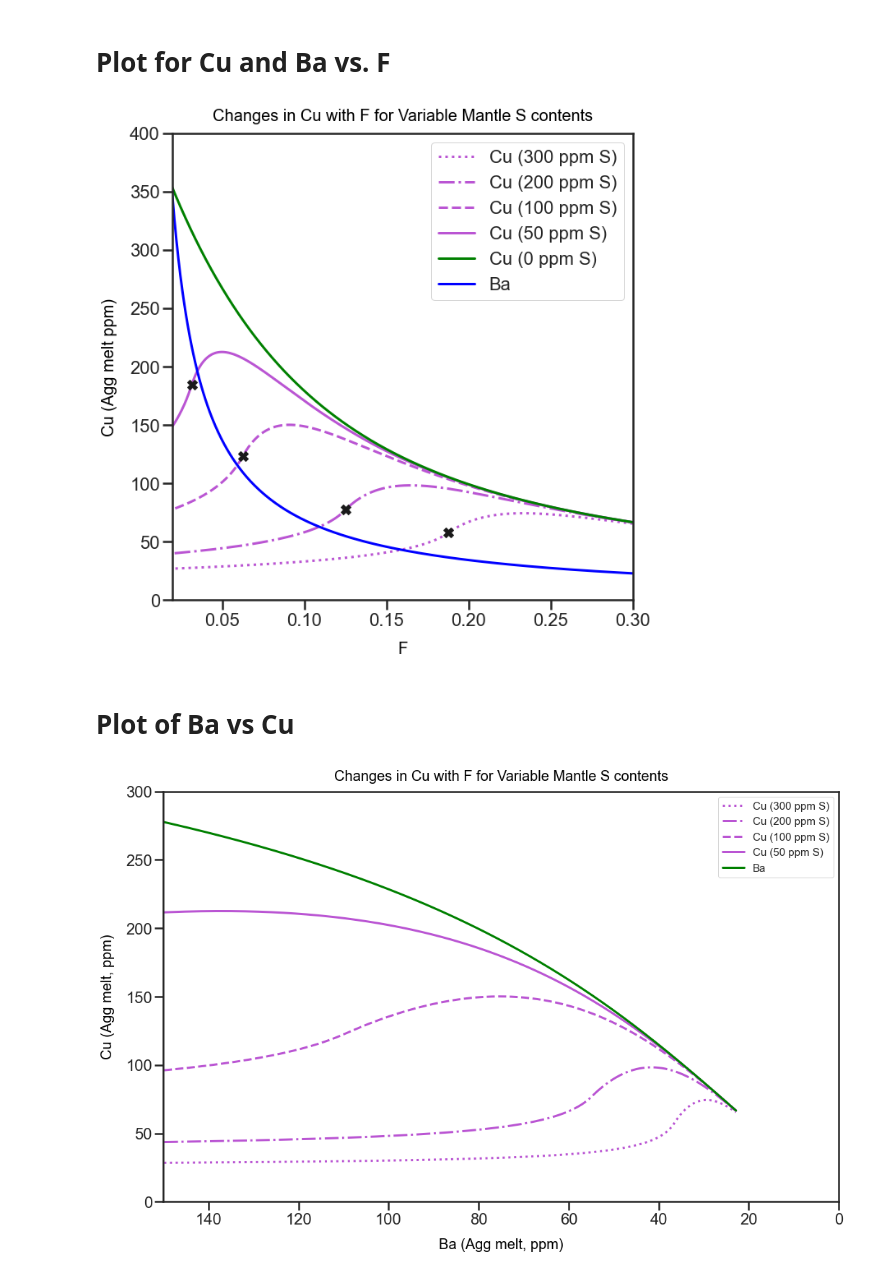
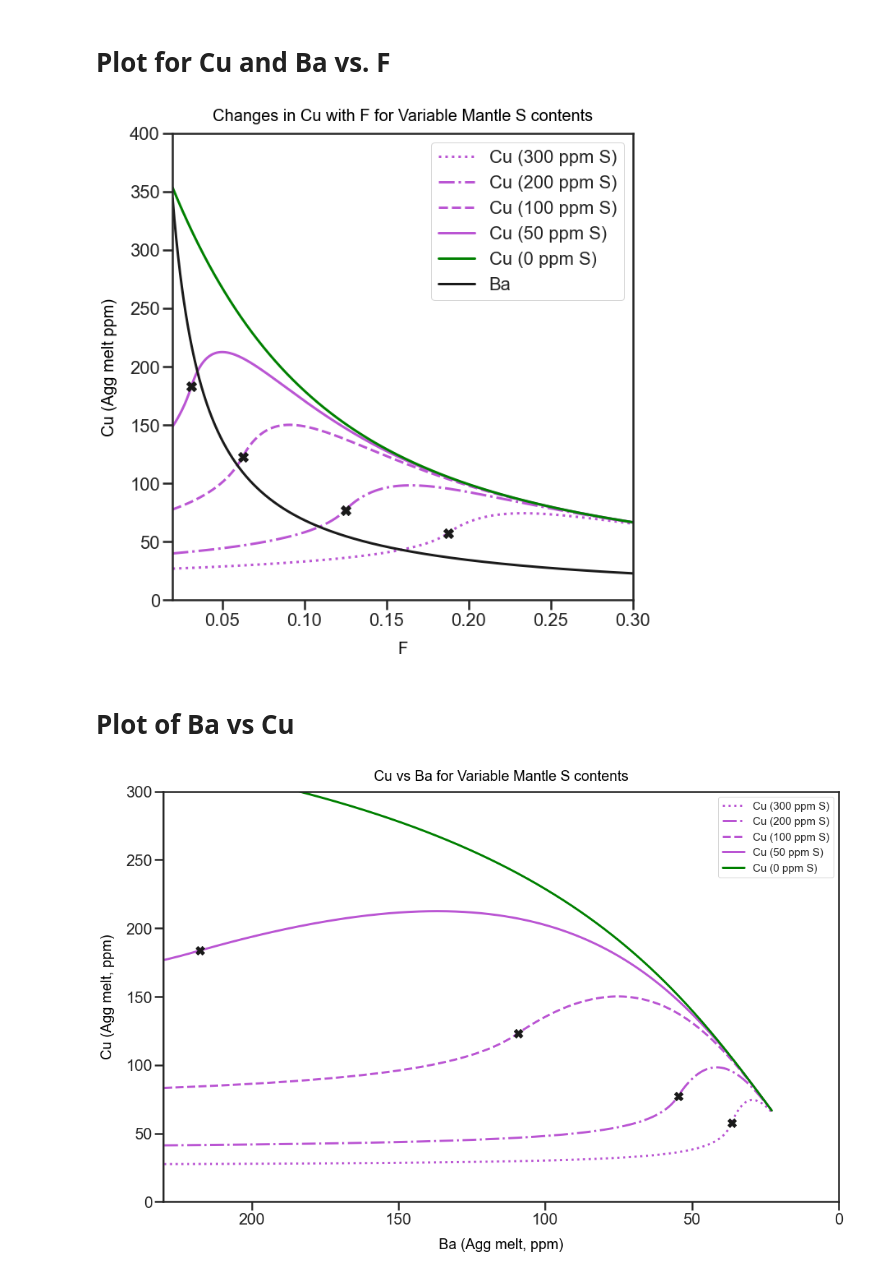
Before and after one commit to PennyWieser/Sulfide_Present_Melting_GCA_Wieser2020, a Jupyter notebook: Wieser_et_al_GCA_notebook_CuBa.ipynb, the cells around one changed output. Saved outputs shown, nothing was run; the diff lists cells and outputs as text; code cells hidden in the pictures.

```diff
--- a/Wieser_et_al_GCA_notebook_CuBa.ipynb
+++ b/Wieser_et_al_GCA_notebook_CuBa.ipynb
@@ -28,7 +29,7 @@ mpl.rcParams['patch.linewidth'] = 1
 # Number of steps in the iterative loop. Bigger N, smoother lines, but code takes a longer to run.
 #In particular, the more steps, the less issues you have for the point of sulfide out, as the code
 #identifies the first step without sulfide, which converges to the last step with sulfide for small delta M
-N=1000
+N=3001
 M=np.linspace(1, 0.7, N) # Mass of peridotite to calculate over. E.g., from 0% to 30% melt here.
 F=1-M # After Lee et al., 2012 we use M in the melting equations (mass of the peridotite residue), instead of F
 # %% [markdown]
@@ -302,7 +304,7 @@ plt.plot(F, Cu_Melt_Agg[1,:], linestyle='-.', color='mediumorchid', label = 'Cu
 plt.plot(F, Cu_Melt_Agg[2,:], linestyle='--', color='mediumorchid', label = 'Cu (100 ppm S)')
 plt.plot(F, Cu_Melt_Agg[3,:], linestyle='-', color='mediumorchid', label = 'Cu (50 ppm S)')
 plt.plot(F, Cu_Melt_Agg[4,:], color='green', label = 'Cu (0 ppm S)')
-plt.plot(F, Ba_Melt_Agg[3,:], color='blue', label = 'Ba')
+plt.plot(F, Ba_Melt_Agg[3,:], color='k', label = 'Ba')
 # Adding crosses for the first step with no sulfide
 plt.plot(np.take(F, [SulfOut_0]), np.take(Cu_Melt_Agg[0,:], [SulfOut_0]),  marker='X', color='k')
 plt.plot(np.take(F, [SulfOut_1]), np.take(Cu_Melt_Agg[1,:], [SulfOut_1]),  marker='X', color='k')
@@ -316,45 +318,50 @@ plt.ylim([0, 400])
 plt.legend()
 
 fig.tight_layout()
-fig.savefig('changes_in_cu_w_F.png', dpi = 90)
+fig.savefig('changes_in_Cu_Ba_with_F.png', dpi = 90)
 # %% [output]
-[figure, old version]
+[figure, new version]
 # %% [markdown]
 # Plot of Ba vs Cu
 # %%
 fig, ax = plt.subplots(figsize = (15,10))
 
 font = {'family': 'sans-serif',
         'color':  'black',
         'weight': 'normal',
         'size': 20,
         }
 
-plt.title("Changes in Cu with F for Variable Mantle S contents",
+plt.title("Cu vs Ba for Variable Mantle S contents",
           fontdict= font, pad = 15)
 plt.xlabel("Ba (Agg melt, ppm)", fontdict=font, labelpad = 15)
 plt.ylabel("Cu (Agg melt, ppm)", fontdict=font, labelpad = 15)
 
 
 
 plt.plot(Ba_Melt_Agg[0,2:], Cu_Melt_Agg[0,2:],
          linestyle=':', color='mediumorchid', label = 'Cu (300 ppm S)')
 plt.plot(Ba_Melt_Agg[1,2:], Cu_Melt_Agg[1,2:],
          linestyle='-.', color='mediumorchid', label = 'Cu (200 ppm S)')
 plt.plot(Ba_Melt_Agg[2,2:], Cu_Melt_Agg[2,2:],
          linestyle='--', color='mediumorchid', label = 'Cu (100 ppm S)')
 plt.plot(Ba_Melt_Agg[3,2:], Cu_Melt_Agg[3,2:],
          linestyle='-', color='mediumorchid', label = 'Cu (50 ppm S)')
 plt.plot(Ba_Melt_Agg[4,2:], Cu_Melt_Agg[4,2:],
-         color='green', label = 'Ba')
+         color='green', label = 'Cu (0 ppm S)')
+
+plt.plot(np.take(Ba_Melt_Agg[0,2:], [SulfOut_0]), np.take(Cu_Melt_Agg[0,2:], [SulfOut_0]),  marker='X', color='k')
+plt.plot(np.take(Ba_Melt_Agg[1,2:], [SulfOut_1]), np.take(Cu_Melt_Agg[1,2:], [SulfOut_1]),  marker='X', color='k')
+plt.plot(np.take(Ba_Melt_Agg[2,2:], [SulfOut_2]), np.take(Cu_Melt_Agg[2,2:], [SulfOut_2]),  marker='X', color='k')
+plt.plot(np.take(Ba_Melt_Agg[3,2:], [SulfOut_3]), np.take(Cu_Melt_Agg[3,2:], [SulfOut_3]),  marker='X', color='k')
+plt.plot(np.take(Ba_Melt_Agg[4,2:], [SulfOut_4]), np.take(Cu_Melt_Agg[4,2:], [SulfOut_4]),  marker='X', color='k')
 
 
-
-plt.xlim([150, 0])
+plt.xlim([230, 0])
 plt.ylim([0, 300])
 plt.legend(fontsize = 15, frameon = True)
 
 fig.tight_layout()
-fig.savefig('changes_in_cu_w_F_and_Ba.png', dpi = 90)
+fig.savefig('Cu_Vs_Ba.png', dpi = 90)
 # %% [output]
-[figure, old version]
+[figure, new version]
```
Also changed, not shown: parts of 2 cells of this notebook.
